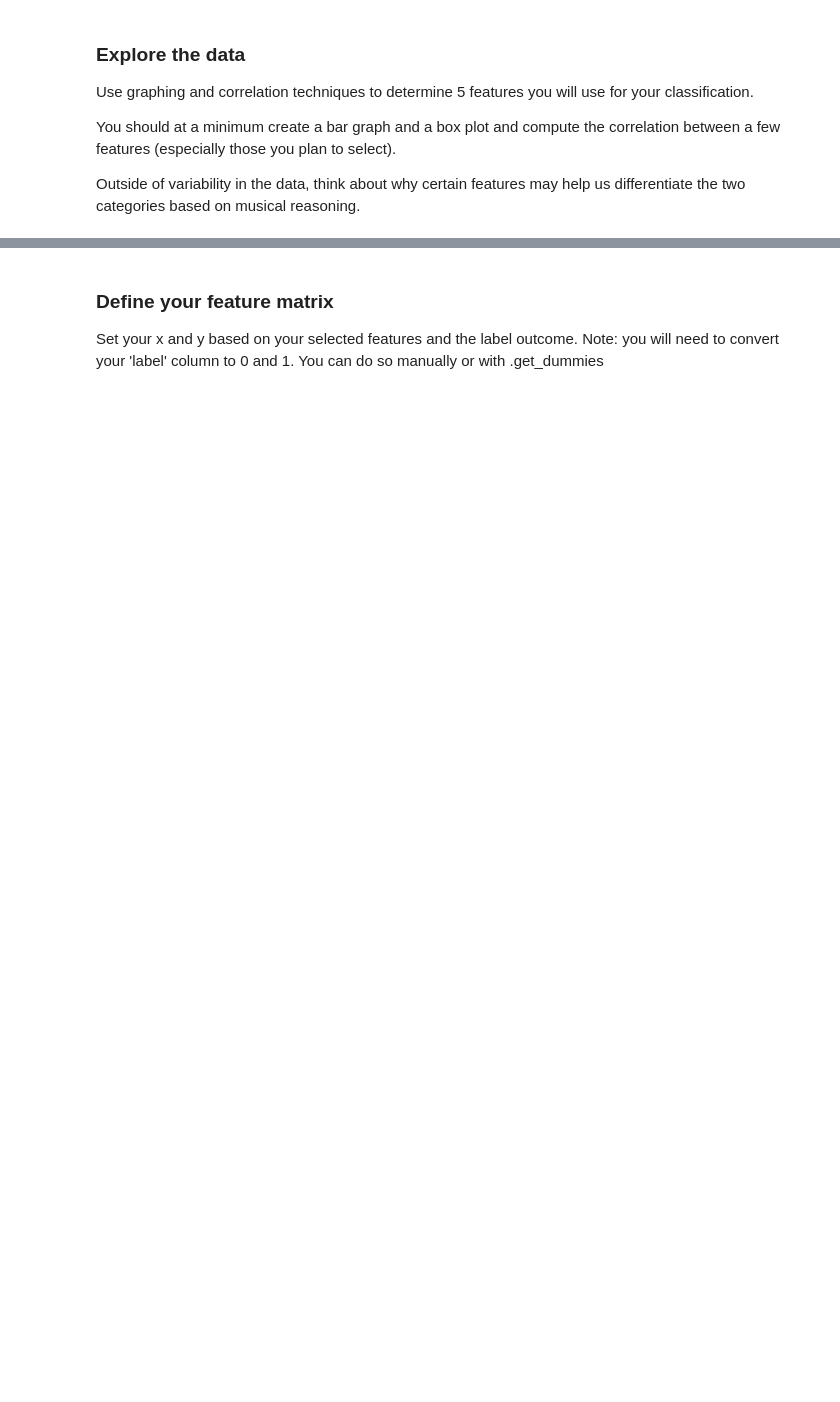
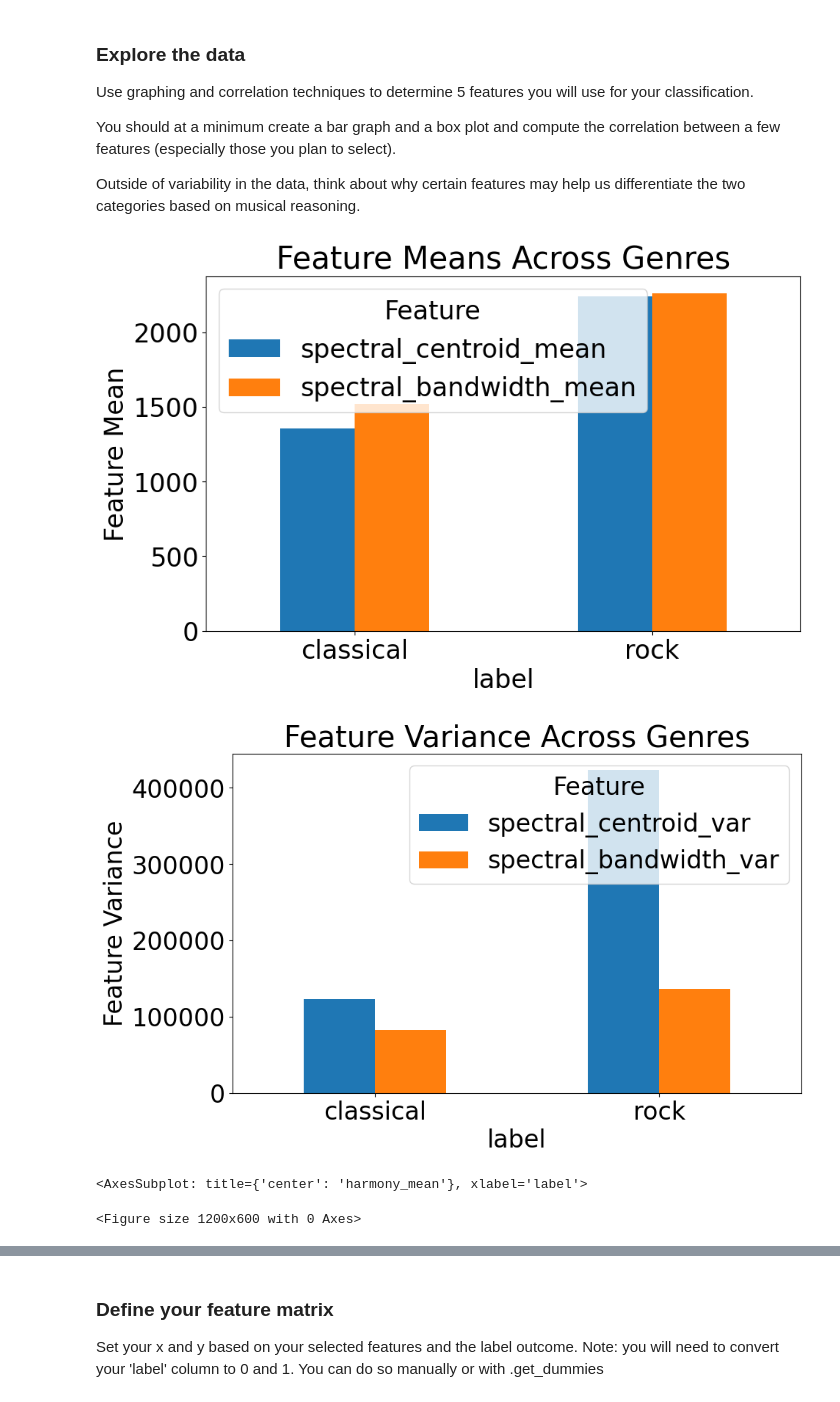
Before and after one commit to jwesterstahl/AudioTechII, a Jupyter notebook: Activities/Activity7_PandasRegression.ipynb, the cells around one changed output, grey strips where cells are left out. Drawn from its saved outputs; the diff is of its cells as text; code cells hidden in the pictures; blank space fills up the shorter version.

```diff
--- a/Activities/Activity7_PandasRegression.ipynb
+++ b/Activities/Activity7_PandasRegression.ipynb
@@ -19,16 +19,7 @@ matplotlib.rcParams['figure.figsize']=[12, 6]
 matplotlib.rcParams['font.size']=24
 # %%
 data = pd.read_csv('../Datasets/Features_30_sec.csv')
-pydata = open('../Datasets/Features_30_sec.csv')
 
-header = pydata.readline()
+dataFilt = data[data['label'].isin(['classical', 'rock'])]
 
-nData = []
-
-for line in pydata:
-    if 'pop' or 'rock' in line:
-        nData.append(line[:-1])
-
-pydata.close()
-
-dataFilt = data[~data['label'].isin(['blues','classical', 'country','disco','hiphop','jazz','metal','reggae'])]
+dataFilt
@@ -41,4 +46,45 @@ You should at a minimum create a bar graph and a box plot and compute the correl
 
 Outside of variability in the data, think about why certain features may help us differentiate the two categories based on musical reasoning.
 # %%
-pd.crosstab()
+grouped = dataFilt.groupby("label").mean(numeric_only=True)
+features = [
+    "spectral_centroid_mean",
+    'spectral_bandwidth_mean'
+
+
+]
+
+grouped_features = grouped[features]
+grouped_features.plot.bar(figsize=(10, 6), title='Feature Mean by label')
+plt.ylabel("Feature Mean")
+plt.title("Feature Means Across Genres")
+plt.xticks(rotation=0)
+plt.legend(title="Feature")
+plt.show()
+
+grouped2 = dataFilt.groupby("label").mean(numeric_only=True)
+features2 = [
+    'spectral_centroid_var',
+    "spectral_bandwidth_var",
+
+
+
+]
+
+grouped_features2 = grouped2[features2]
+grouped_features2.plot.bar(figsize=(10, 6), title='Feature Variance by label')
+plt.ylabel("Feature Variance")
+plt.title("Feature Variance Across Genres")
+plt.xticks(rotation=0)
+plt.legend(title="Feature")
+plt.show()
+
+
+
+plt.figure()
+dataFilt.boxplot(column="harmony_mean", by="label")
+# %% [output]
+[figure, added]
+[figure, added]
+<AxesSubplot: title={'center': 'harmony_mean'}, xlabel='label'>
+<Figure size 1200x600 with 0 Axes>
```
Also changed, not shown: parts of 5 cells of this notebook, 2 other files.
